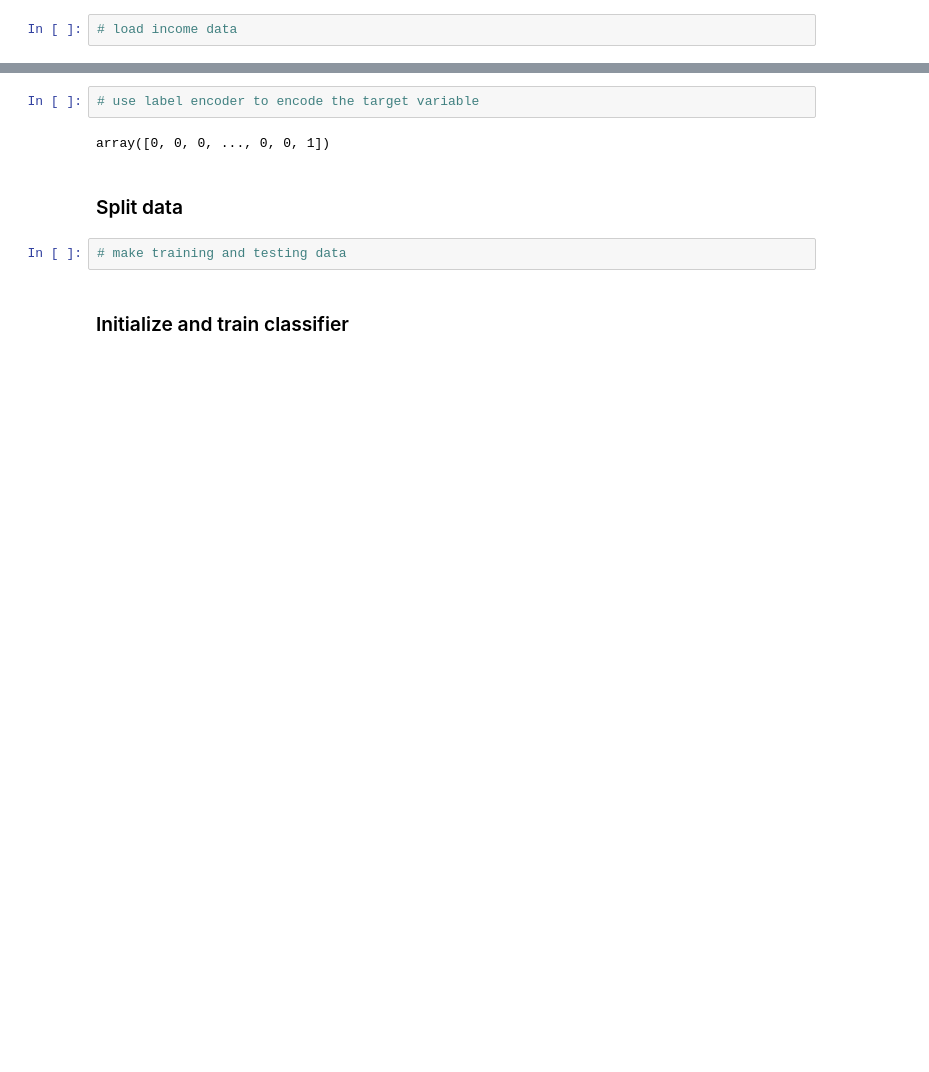
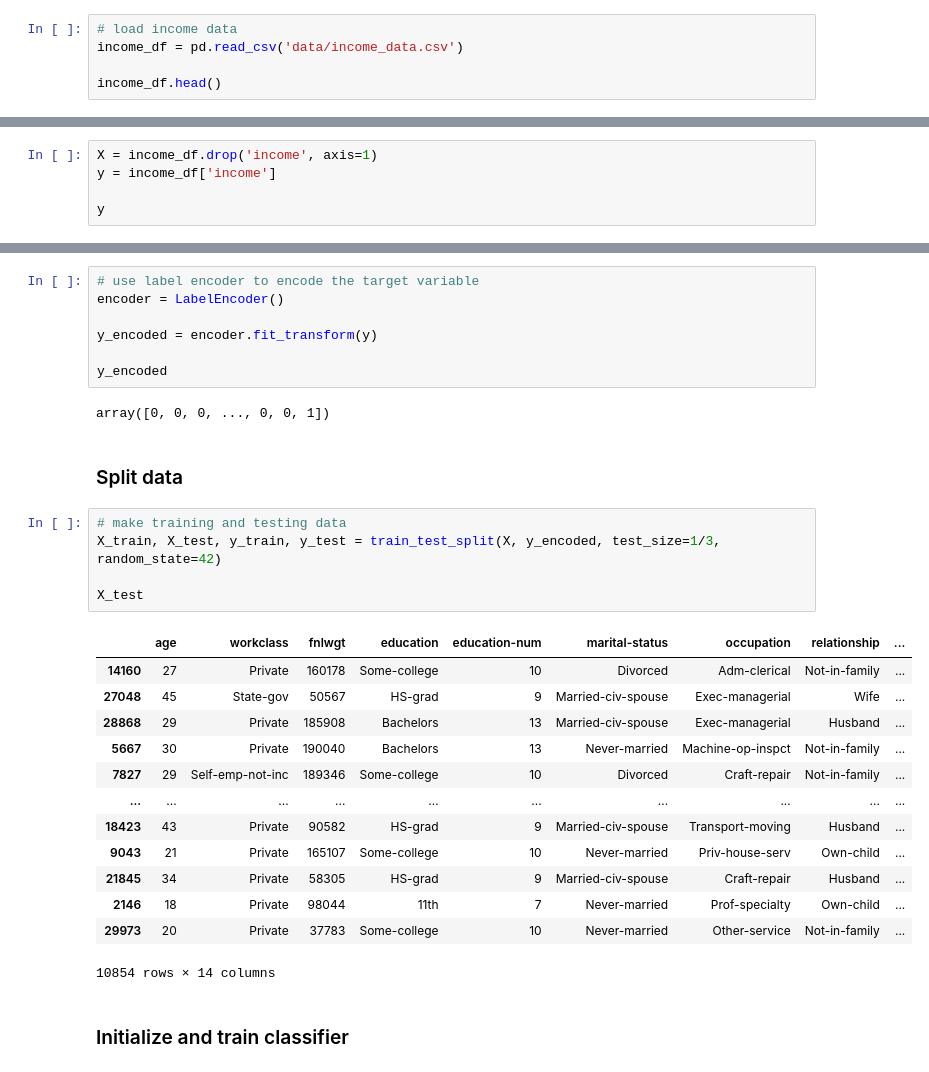
Before and after one commit to UH-MBBE/BE-491-Lecture-14, a Jupyter notebook: L14_notes.ipynb, the cells around one changed output, grey strips where cells are left out. Cells and saved outputs as stored; diff of their text form; blank space fills up the shorter version.

```diff
--- a/L14_notes.ipynb
+++ b/L14_notes.ipynb
@@ -14,6 +14,9 @@ from sklearn.compose import ColumnTransformer
 from sklearn.metrics import confusion_matrix
 # %%
 # load income data
+income_df = pd.read_csv('data/income_data.csv')
+
+income_df.head()
 # %% [output]
 |  | age | workclass | fnlwgt | education | education-num | marital-status | occupation | relationship | ... |
 | 0 | 39 | State-gov | 77516 | Bachelors | 13 | Never-married | Adm-clerical | Not-in-family | ... |
@@ -41,0 +61,5 @@ target_variable = 'income'
+# %%
+X = income_df.drop('income', axis=1)
+y = income_df['income']
+
+y
@@ -43,12 +80,34 @@ target_variable = 'income'
 ### Encode labels
 # %%
 # use label encoder to encode the target variable
+encoder = LabelEncoder()
+
+y_encoded = encoder.fit_transform(y)
+
+y_encoded
 # %% [output]
 array([0, 0, 0, ..., 0, 0, 1])
 # %% [markdown]
 ### Split data
 # %%
 # make training and testing data
+X_train, X_test, y_train, y_test = train_test_split(X, y_encoded, test_size=1/3, random_state=42)
+
+X_test
+# %% [output]
+|  | age | workclass | fnlwgt | education | education-num | marital-status | occupation | relationship | ... |
+| 14160 | 27 | Private | 160178 | Some-college | 10 | Divorced | Adm-clerical | Not-in-family | ... |
+| 27048 | 45 | State-gov | 50567 | HS-grad | 9 | Married-civ-spouse | Exec-managerial | Wife | ... |
+| 28868 | 29 | Private | 185908 | Bachelors | 13 | Married-civ-spouse | Exec-managerial | Husband | ... |
+| 5667 | 30 | Private | 190040 | Bachelors | 13 | Never-married | Machine-op-inspct | Not-in-family | ... |
+| 7827 | 29 | Self-emp-not-inc | 189346 | Some-college | 10 | Divorced | Craft-repair | Not-in-family | ... |
+| ... | ... | ... | ... | ... | ... | ... | ... | ... | ... |
+| 18423 | 43 | Private | 90582 | HS-grad | 9 | Married-civ-spouse | Transport-moving | Husband | ... |
+| 9043 | 21 | Private | 165107 | Some-college | 10 | Never-married | Priv-house-serv | Own-child | ... |
+| 21845 | 34 | Private | 58305 | HS-grad | 9 | Married-civ-spouse | Craft-repair | Husband | ... |
+| 2146 | 18 | Private | 98044 | 11th | 7 | Never-married | Prof-specialty | Own-child | ... |
+| 29973 | 20 | Private | 37783 | Some-college | 10 | Never-married | Other-service | Not-in-family | ... |
+10854 rows × 14 columns
 # %% [markdown]
 ### Initialize and train classifier
 # %%
```
Also changed, not shown: parts of 15 cells of this notebook.
